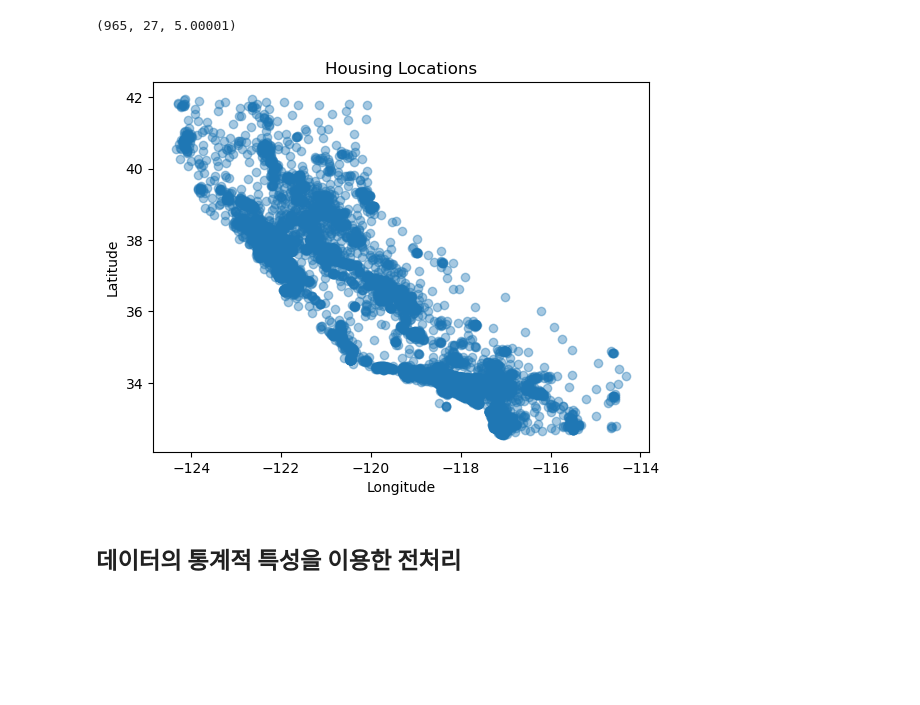
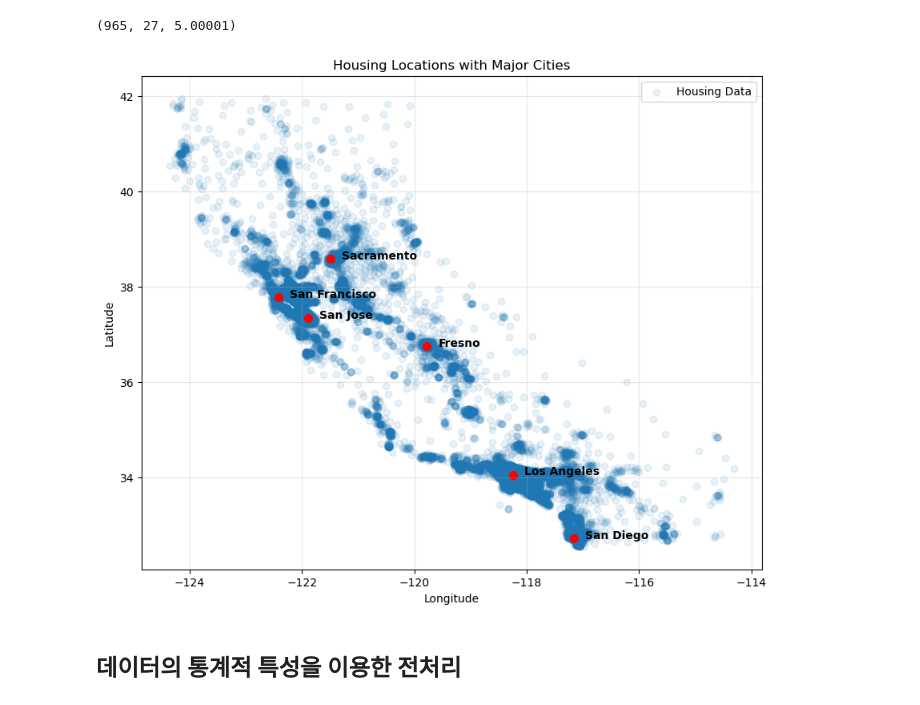
Before and after one commit to cherrima/hipython, a Jupyter notebook: Learning/12_california_housing.ipynb, the cells around one changed output. Saved outputs shown, nothing was run; the diff lists cells and outputs as text; code cells hidden in the pictures; blank space fills up the shorter version.

```diff
--- a/Learning/12_california_housing.ipynb
+++ b/Learning/12_california_housing.ipynb
@@ -104,13 +104,33 @@ len(house_df[house_df['Price'] > 5.0]), len(house_df[house_df['Price'] == 5.0]),
 # %%
 import matplotlib.pyplot as plt
 
-plt.scatter(house_df['Longitude'], house_df['Latitude'], alpha=0.4)
+# 1. 기존 데이터 시각화
+plt.figure(figsize=(10, 8))
+plt.scatter(house_df['Longitude'], house_df['Latitude'], alpha=0.1, label='Housing Data')
+
+# 2. 주요 도시 좌표 데이터 정의
+cities = {
+    'San Francisco': [-122.4194, 37.7749],
+    'Los Angeles': [-118.2437, 34.0522],
+    'Sacramento': [-121.4944, 38.5816],
+    'San Diego': [-117.1611, 32.7157],
+    'San Jose': [-121.8863, 37.3382],
+    'Fresno': [-119.7726, 36.7468]
+}
+
+# 3. 도시 위치 표시 및 텍스트 추가
+for city, pos in cities.items():
+    plt.scatter(pos[0], pos[1], color='red', s=50) # 도시 위치를 빨간 점으로 표시
+    plt.text(pos[0] + 0.2, pos[1], city, fontsize=10, fontweight='bold') # 도시 이름 표시
+
 plt.xlabel('Longitude')
 plt.ylabel('Latitude')
-plt.title('Housing Locations')
+plt.title('Housing Locations with Major Cities')
+plt.grid(True, alpha=0.3)
+plt.legend()
 plt.show()
 # %% [output]
-[figure, old version]
+[figure, new version]
 # %% [markdown]
 ## 데이터의 통계적 특성을 이용한 전처리
 # %%
```
